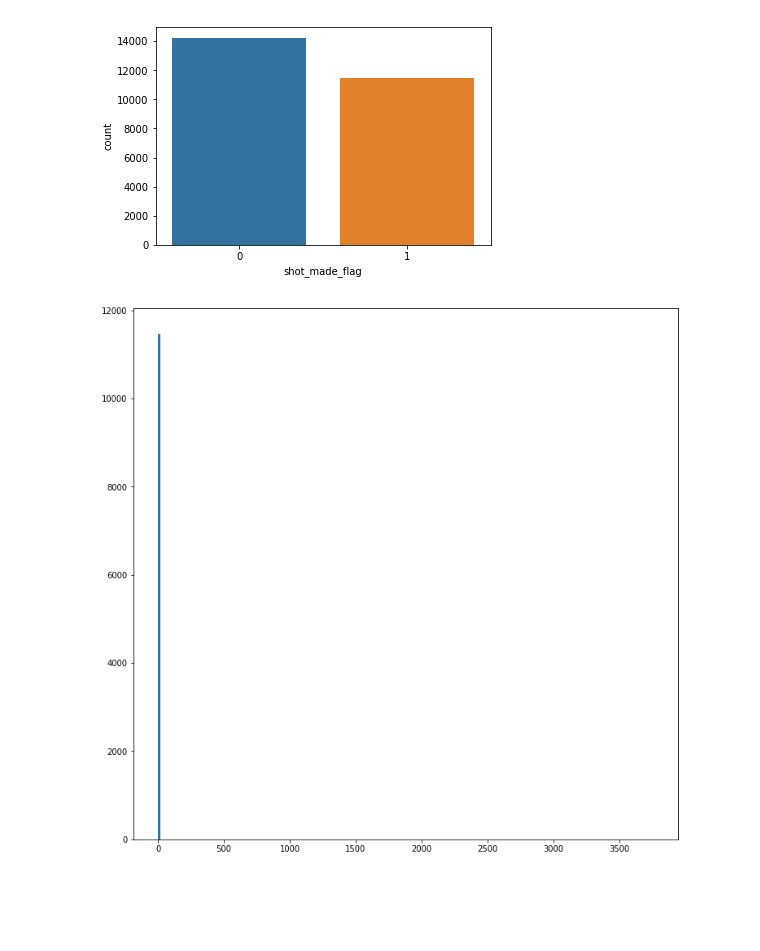
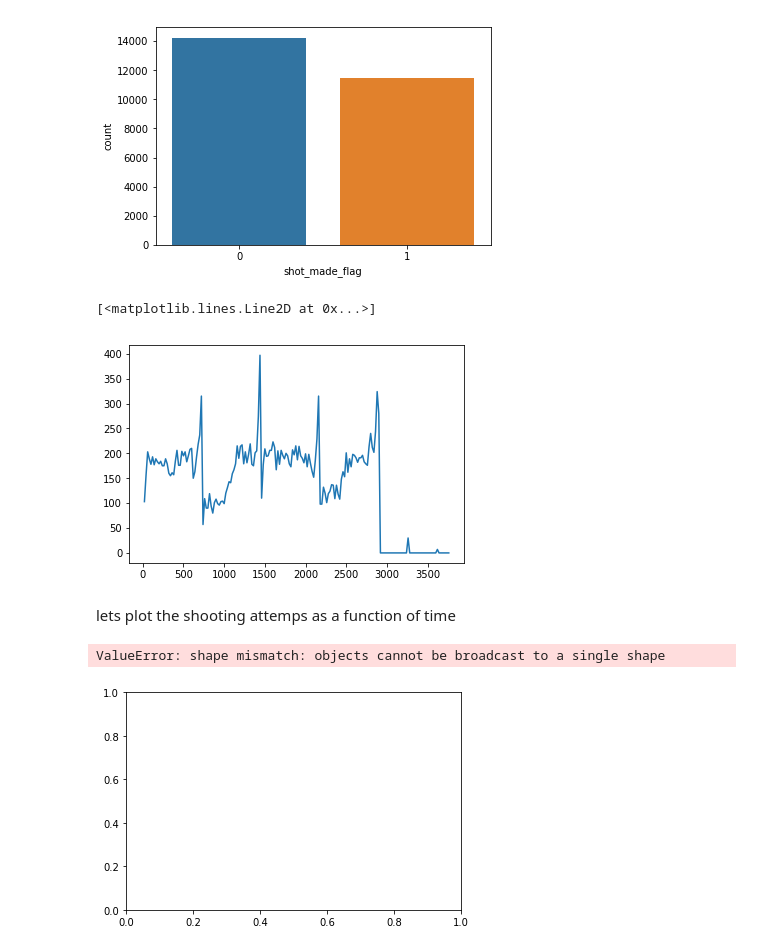
Before and after one commit to mageirakos/blood-transfusion-center, a Jupyter notebook: Kobe Bryant Shot Selection/main.ipynb, the cells around one changed output. Saved outputs shown, nothing was run; the diff lists cells and outputs as text; code cells hidden in the pictures; blank space fills up the shorter version.

```diff
--- a/Kobe Bryant Shot Selection/main.ipynb
+++ b/Kobe Bryant Shot Selection/main.ipynb
@@ -124,8 +129,3 @@ sns.countplot(data=data,x='shot_made_flag')
 [figure]
 # %%
 time_bins = np.arange(0,60*(4*12+3*5),20)+0.01 #20 means that every 20 seconds there is a bin
-# %%
-fig = plt.figure(figsize=(12,12))
-g = plt.hist(data['shot_made_flag'], bins=time_bins, stacked=True)
-# %% [output]
-[figure, removed]
@@ -131,0 +134,7 @@ g = plt.hist(data['shot_made_flag'], bins=time_bins, stacked=True)
+# %%
+plt.plot(time_bins[1:],attemptsAsFunctionOfTime)
+# %% [output]
+[<matplotlib.lines.Line2D at 0x...>]
+[figure, added]
+# %% [markdown]
+lets plot the shooting attemps as a function of time
@@ -131,0 +147,6 @@ g = plt.hist(data['shot_made_flag'], bins=time_bins, stacked=True)
+# %%
+plt.bar(timeBins[:-1],attemptsAsFunctionOfTime,\
+          align='edge', width=barWidth)
+# %% [output]
+ValueError: shape mismatch: objects cannot be broadcast to a single shape
+[figure, added]
```
Also changed, not shown: parts of 7 cells of this notebook.
